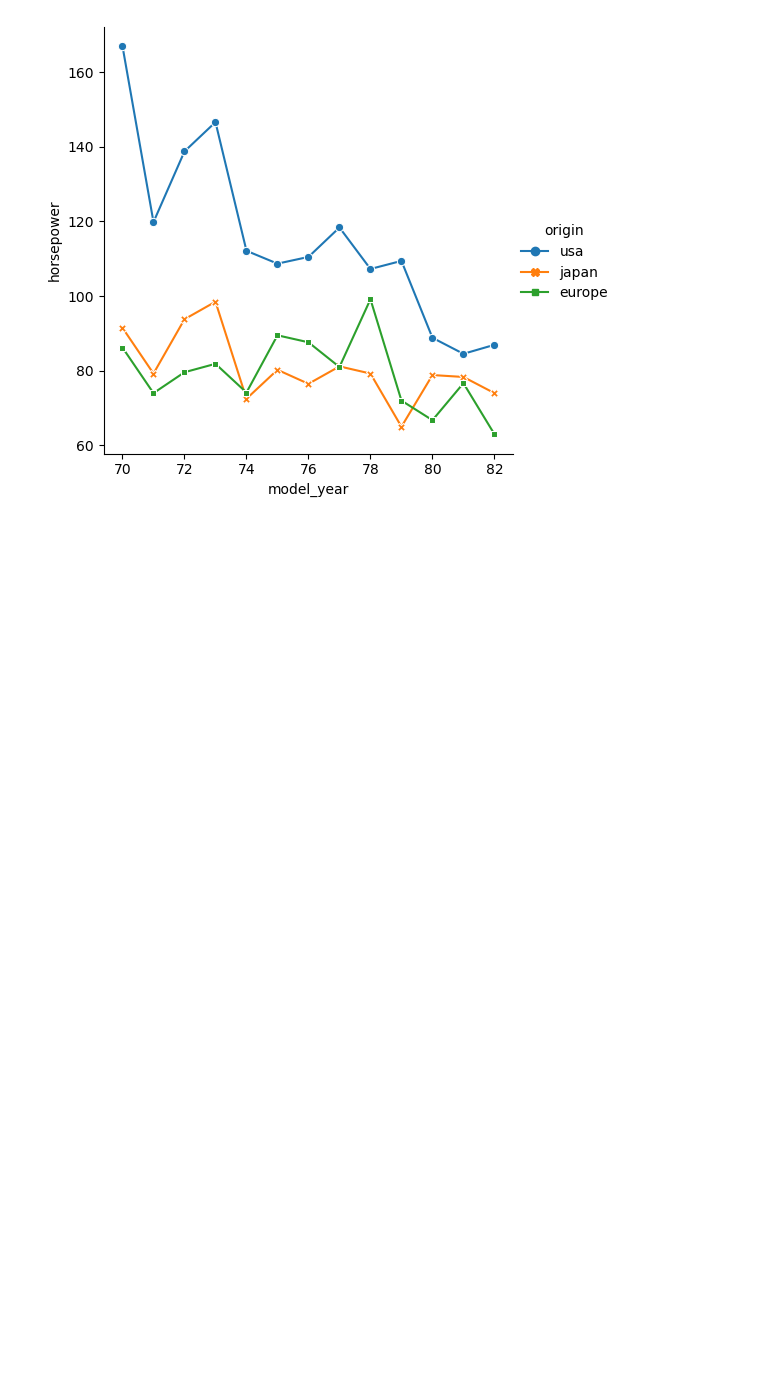
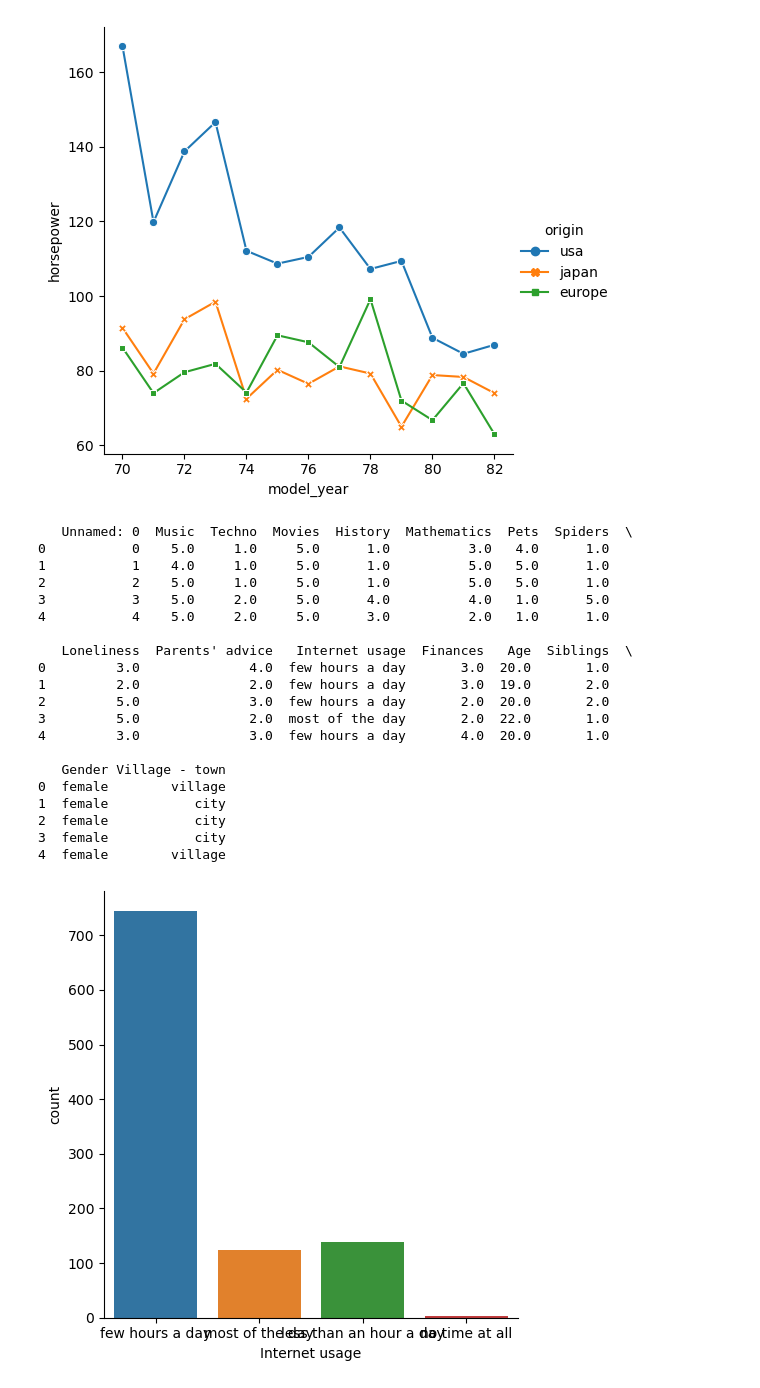
Before and after one commit to ItsKowshik/Machine_Learning_Materials, a Jupyter notebook: Seaborn/Intro to Seaborn.ipynb, the cells around one changed output. Saved outputs shown, nothing was run; the diff lists cells and outputs as text; code cells hidden in the pictures; blank space fills up the shorter version.

```diff
--- a/Seaborn/Intro to Seaborn.ipynb
+++ b/Seaborn/Intro to Seaborn.ipynb
@@ -250,3 +250,34 @@ The `ci` parameter is deprecated. Use `errorbar=None` for the same effect.
 
   func(*plot_args, **plot_kwargs)
 [figure]
+# %%
+survey_data = pd.read_csv('./datasets/young-people-survey-responses.csv')
+print(survey_data.head())
+# Create count plot of internet usage
+sns.catplot(x="Internet usage", data=survey_data,
+            kind="count")
+
+# Show plot
+plt.show()
+# %% [output]
+   Unnamed: 0  Music  Techno  Movies  History  Mathematics  Pets  Spiders  \
+0           0    5.0     1.0     5.0      1.0          3.0   4.0      1.0
+1           1    4.0     1.0     5.0      1.0          5.0   5.0      1.0
+2           2    5.0     1.0     5.0      1.0          5.0   5.0      1.0
+3           3    5.0     2.0     5.0      4.0          4.0   1.0      5.0
+4           4    5.0     2.0     5.0      3.0          2.0   1.0      1.0
+
+   Loneliness  Parents' advice   Internet usage  Finances   Age  Siblings  \
+0         3.0              4.0  few hours a day       3.0  20.0       1.0
+1         2.0              2.0  few hours a day       3.0  19.0       2.0
+2         5.0              3.0  few hours a day       2.0  20.0       2.0
+3         5.0              2.0  most of the day       2.0  22.0       1.0
+4         3.0              3.0  few hours a day       4.0  20.0       1.0
+
+   Gender Village - town
+0  female        village
+1  female           city
+2  female           city
+3  female           city
+4  female        village
+[figure, added]
```
Also changed, not shown: parts of 21 cells of this notebook.
